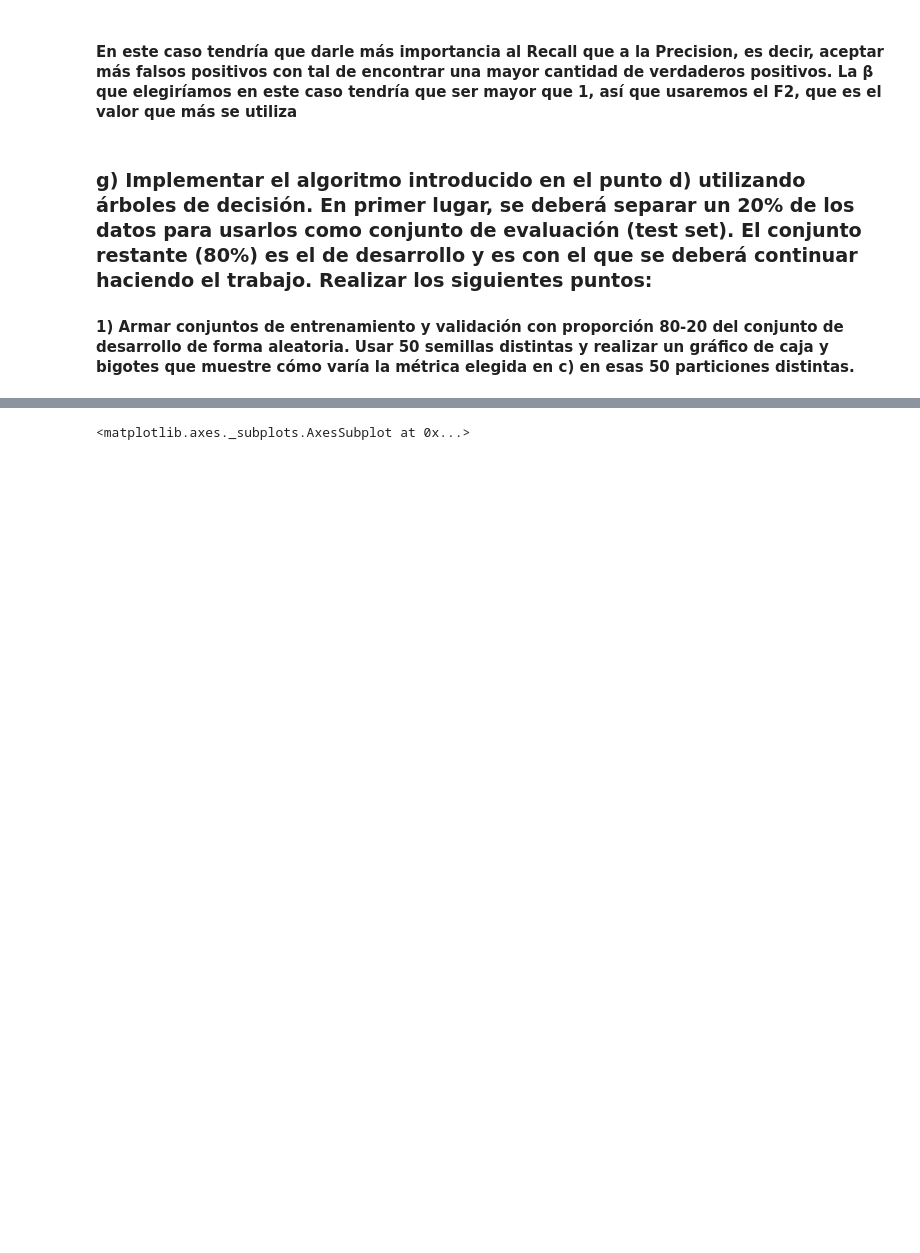
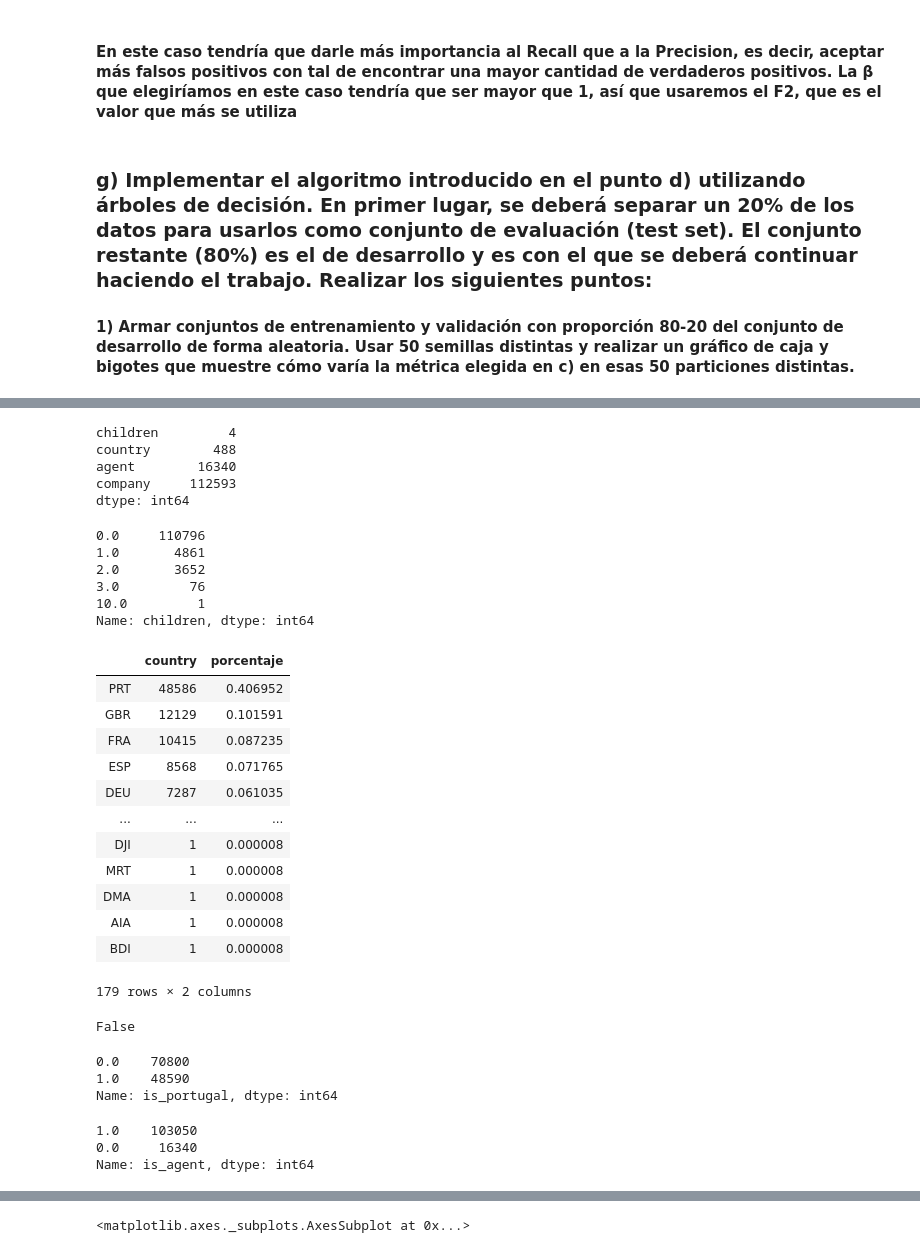
Before and after one commit to Bati-bot/TPAA, a Jupyter notebook: analisis_reservas.ipynb, the cells around one changed output, grey strips where cells are left out. Drawn from its saved outputs; the diff is of its cells as text; code cells hidden in the pictures; blank space fills up the shorter version.

Commit message:
populate missing values and crete dummies for agent, company, month, country

```diff
--- a/analisis_reservas.ipynb
+++ b/analisis_reservas.ipynb
@@ -730,3 +713,47 @@ columnas = ['lead_time', 'arrival_date_week_number', 'arrival_date_day_of_month'
             'previous_cancellations', 'previous_bookings_not_canceled', 'booking_changes', 'agent', 'company',
             'days_in_waiting_list', 'adr', 'total_of_special_requests', 'total_stay', 'cant_personas', 'tipo_familia',
             'dif_tipo_hab']
+# %%
+# Tratamiento de datos faltantes
+cols_con_faltantes
+# %% [output]
+children         4
+country        488
+agent        16340
+company     112593
+dtype: int64
+# %%
+# Tratamiento de datos faltantes para children
+hotel_bookings['children'].value_counts()
+# %% [output]
+0.0     110796
+1.0       4861
+2.0       3652
+3.0         76
+10.0         1
+Name: children, dtype: int64
+# %%
+# Son solo 4 datos los faltantes, se le asigna cero porques es donde mas valores faltantes hay
+hotel_bookings.loc[hotel_bookings.loc[:, 'children'].isna(),"children"] = 0
+# %%
+# Tratamiento de datos faltantes para country
+hotel_bookings[hotel_bookings['country'].isna()] # 488 resultados
+
+paises = hotel_bookings['country'].value_counts()
+df_paises = pd.DataFrame(paises)
+df_paises["porcentaje"] = df_paises["country"]/paises.sum()
+df_paises
+# %% [output]
+|  | country | porcentaje |
+| PRT | 48586 | 0.406952 |
+| GBR | 12129 | 0.101591 |
+| FRA | 10415 | 0.087235 |
+| ESP | 8568 | 0.071765 |
+| DEU | 7287 | 0.061035 |
+| ... | ... | ... |
+| DJI | 1 | 0.000008 |
+| MRT | 1 | 0.000008 |
+| DMA | 1 | 0.000008 |
+| AIA | 1 | 0.000008 |
+| BDI | 1 | 0.000008 |
+179 rows × 2 columns
@@ -732,0 +776,29 @@ columnas = ['lead_time', 'arrival_date_week_number', 'arrival_date_day_of_month'
+# %%
+# verificamos que ya no haya faltantes en el dataset y cant_personas arrastro los NA de childrens, asi que se vuelve a
+# imputar
+hotel_bookings['cant_personas']=hotel_bookings.adults+hotel_bookings.children+hotel_bookings.babies
+
+# se verifica que no queden NA
+any(hotel_bookings.isna().sum() != 0)
+# %% [output]
+False
+# %%
+# Creacion de variables Dummy para variables categoricas
+# is_portugal imputa si se trata de portugal como pais (1) o si corresponde a otro pais (0)
+hotel_bookings.loc[hotel_bookings.loc[:, 'country'] == "PRT","is_portugal"] = 1
+hotel_bookings.loc[hotel_bookings.loc[:, 'country'] != "PRT","is_portugal"] = 0
+hotel_bookings["is_portugal"].value_counts()
+# %% [output]
+0.0    70800
+1.0    48590
+Name: is_portugal, dtype: int64
+# %%
+# Creacion de variables Dummy para variables categoricas
+# is_agent imputa si tuvo un agent (1) o si no (0)
+hotel_bookings.loc[hotel_bookings.loc[:, 'agent'] > 0 ,"is_agent"] = 1
+hotel_bookings.loc[hotel_bookings.loc[:, 'agent'] <= 0 ,"is_agent"] = 0
+hotel_bookings["is_agent"].value_counts()
+# %% [output]
+1.0    103050
+0.0     16340
+Name: is_agent, dtype: int64
```
Also changed, not shown: parts of 10 cells of this notebook.
